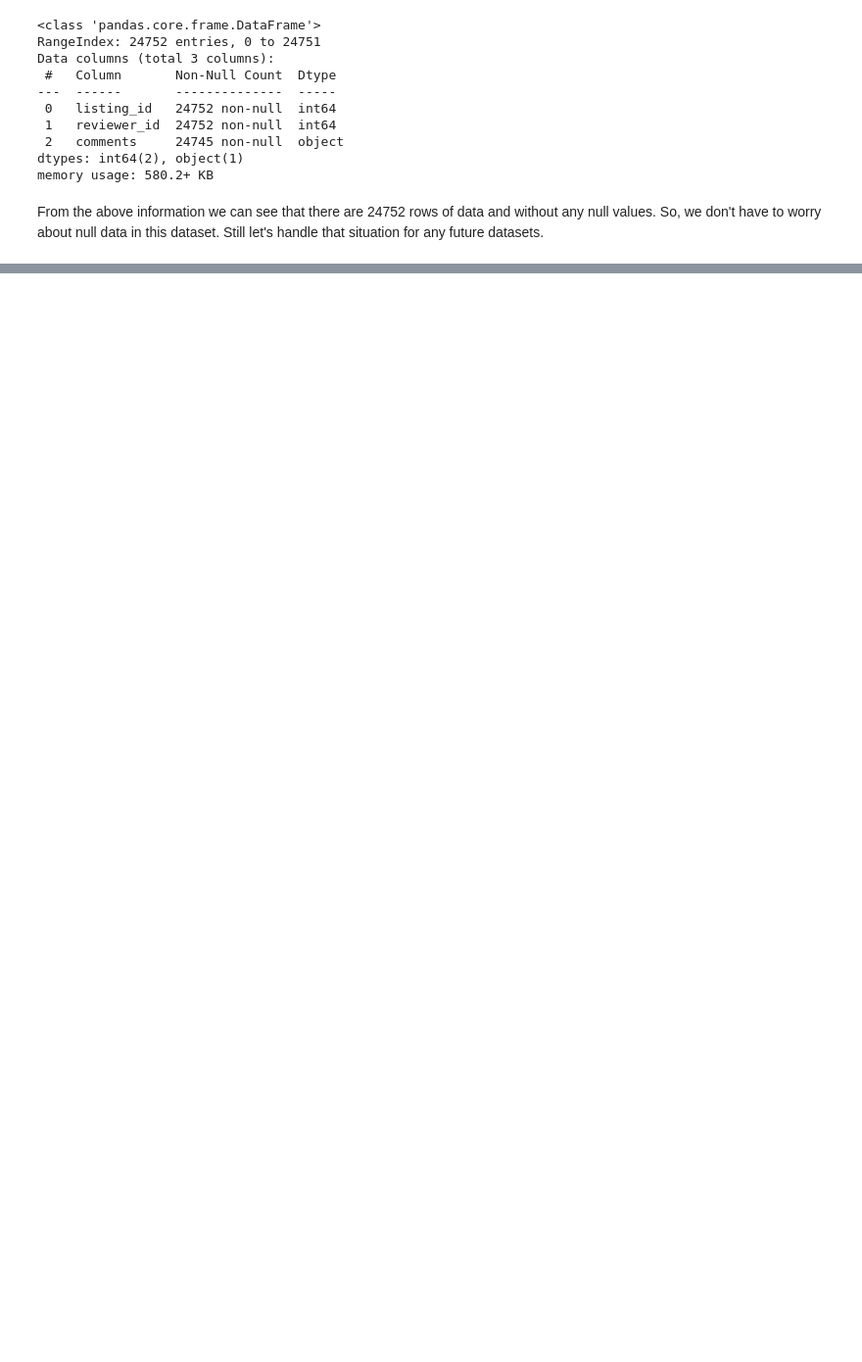
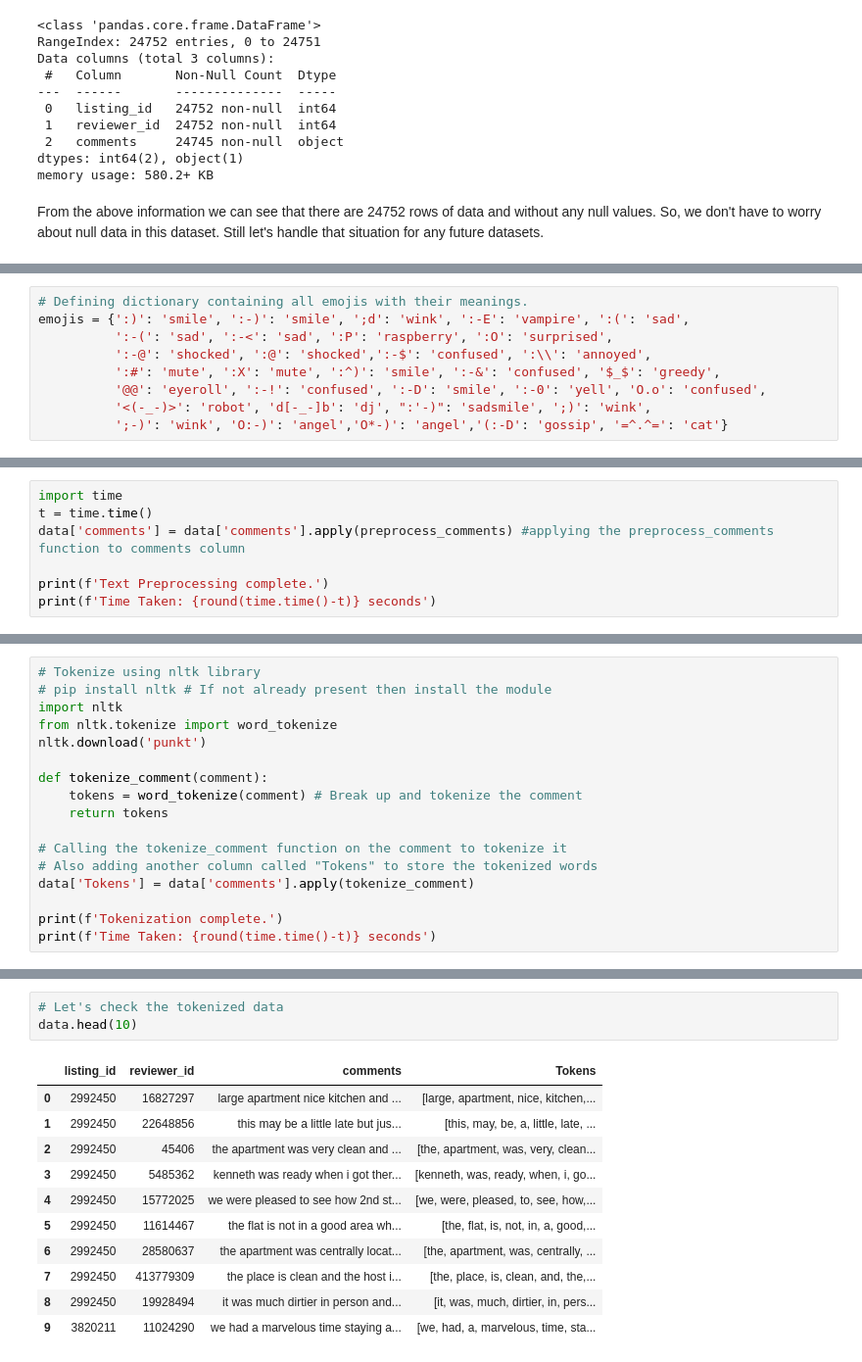
Before and after one commit to krishanuc/CapstoneSentimentAnalysis, a Jupyter notebook: TopicModeling_SentimentAnalysis.ipynb, the cells around one changed output, grey strips where cells are left out. Shown at 98% size. Drawn from its saved outputs; the diff is of its cells as text; blank space fills up the shorter version.

```diff
--- a/TopicModeling_SentimentAnalysis.ipynb
+++ b/TopicModeling_SentimentAnalysis.ipynb
@@ -153,0 +174,9 @@ Missing values found in the dataset.
+# %%
+# Defining dictionary containing all emojis with their meanings.
+emojis = {':)': 'smile', ':-)': 'smile', ';d': 'wink', ':-E': 'vampire', ':(': 'sad',
+          ':-(': 'sad', ':-<': 'sad', ':P': 'raspberry', ':O': 'surprised',
+          ':-@': 'shocked', ':@': 'shocked',':-$': 'confused', ':\\': 'annoyed',
+          ':#': 'mute', ':X': 'mute', ':^)': 'smile', ':-&': 'confused', '$_$': 'greedy',
+          '@@': 'eyeroll', ':-!': 'confused', ':-D': 'smile', ':-0': 'yell', 'O.o': 'confused',
+          '<(-_-)>': 'robot', 'd[-_-]b': 'dj', ":'-)": 'sadsmile', ';)': 'wink',
+          ';-)': 'wink', 'O:-)': 'angel','O*-)': 'angel','(:-D': 'gossip', '=^.^=': 'cat'}
@@ -153,0 +217,7 @@ Missing values found in the dataset.
+# %%
+import time
+t = time.time()
+data['comments'] = data['comments'].apply(preprocess_comments) #applying the preprocess_comments function to comments column
+
+print(f'Text Preprocessing complete.')
+print(f'Time Taken: {round(time.time()-t)} seconds')
@@ -153,0 +245,17 @@ Missing values found in the dataset.
+# %%
+# Tokenize using nltk library
+# pip install nltk # If not already present then install the module
+import nltk
+from nltk.tokenize import word_tokenize
+nltk.download('punkt')
+
+def tokenize_comment(comment):
+    tokens = word_tokenize(comment) # Break up and tokenize the comment
+    return tokens
+
+# Calling the tokenize_comment function on the comment to tokenize it
+# Also adding another column called "Tokens" to store the tokenized words
+data['Tokens'] = data['comments'].apply(tokenize_comment)
+
+print(f'Tokenization complete.')
+print(f'Time Taken: {round(time.time()-t)} seconds')
@@ -153,0 +267,15 @@ Missing values found in the dataset.
+# %%
+# Let's check the tokenized data
+data.head(10)
+# %% [output]
+|  | listing_id | reviewer_id | comments | Tokens |
+| 0 | 2992450 | 16827297 | large apartment nice kitchen and ... | [large, apartment, nice, kitchen,... |
+| 1 | 2992450 | 22648856 | this may be a little late but jus... | [this, may, be, a, little, late, ... |
+| 2 | 2992450 | 45406 | the apartment was very clean and ... | [the, apartment, was, very, clean... |
+| 3 | 2992450 | 5485362 | kenneth was ready when i got ther... | [kenneth, was, ready, when, i, go... |
+| 4 | 2992450 | 15772025 | we were pleased to see how 2nd st... | [we, were, pleased, to, see, how,... |
+| 5 | 2992450 | 11614467 | the flat is not in a good area wh... | [the, flat, is, not, in, a, good,... |
+| 6 | 2992450 | 28580637 | the apartment was centrally locat... | [the, apartment, was, centrally, ... |
+| 7 | 2992450 | 413779309 | the place is clean and the host i... | [the, place, is, clean, and, the,... |
+| 8 | 2992450 | 19928494 | it was much dirtier in person and... | [it, was, much, dirtier, in, pers... |
+| 9 | 3820211 | 11024290 | we had a marvelous time staying a... | [we, had, a, marvelous, time, sta... |
```
Also changed, not shown: parts of 17 cells of this notebook.
